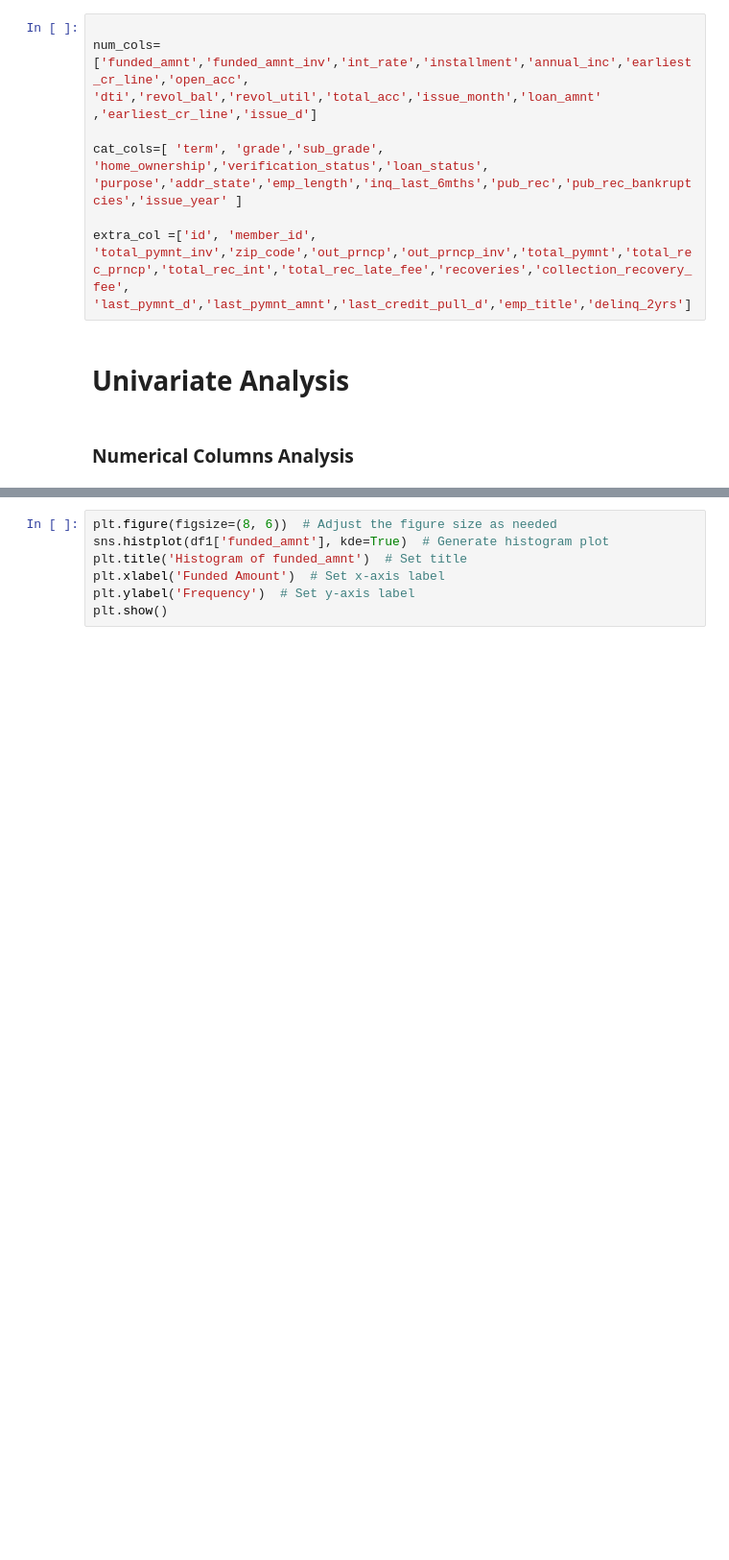
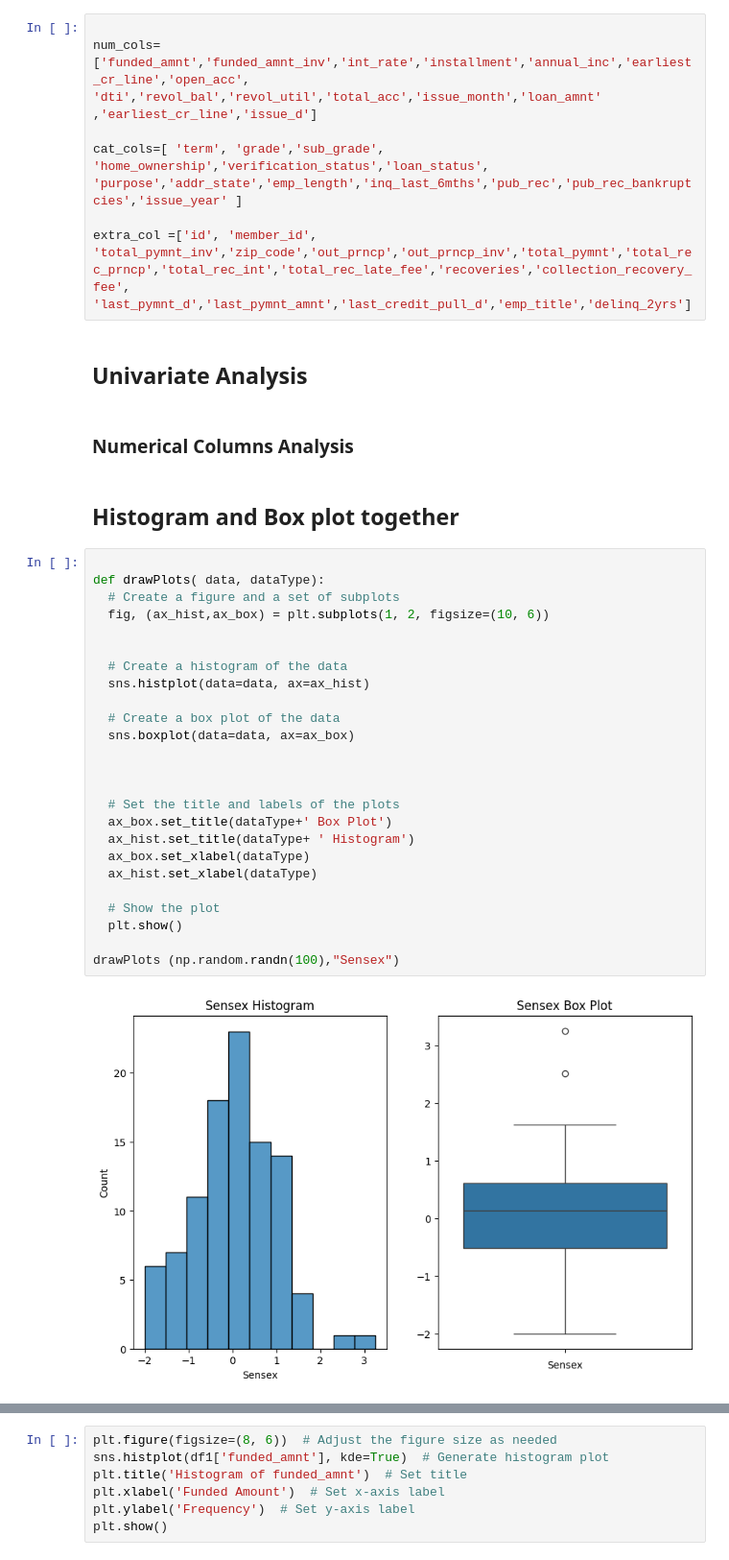
Before and after one commit to balu337/LendingClubRepo, a Jupyter notebook: LC_v1.ipynb, the cells around one changed output, grey strips where cells are left out. Shown at 96% size. Saved outputs shown, nothing was run; the diff lists cells and outputs as text; blank space fills up the shorter version.

Commit message:
Fixed Layout;Code to see Histogram and Box plot together; Comments for numeric univareint analysis is completed

```diff
--- a/LC_v1.ipynb
+++ b/LC_v1.ipynb
@@ -568,6 +568,35 @@ cat_cols=[ 'term', 'grade','sub_grade', 'home_ownership','verification_status','
 extra_col =['id', 'member_id', 'total_pymnt_inv','zip_code','out_prncp','out_prncp_inv','total_pymnt','total_rec_prncp','total_rec_int','total_rec_late_fee','recoveries','collection_recovery_fee',
 'last_pymnt_d','last_pymnt_amnt','last_credit_pull_d','emp_title','delinq_2yrs']
 # %% [markdown]
-# Univariate Analysis
+## Univariate Analysis
 # %% [markdown]
 ### Numerical Columns Analysis
+# %% [markdown]
+## Histogram and Box plot together
+# %%
+
+def drawPlots( data, dataType):
+  # Create a figure and a set of subplots
+  fig, (ax_hist,ax_box) = plt.subplots(1, 2, figsize=(10, 6))
+
+
+  # Create a histogram of the data
+  sns.histplot(data=data, ax=ax_hist)
+
+  # Create a box plot of the data
+  sns.boxplot(data=data, ax=ax_box)
+
+
+
+  # Set the title and labels of the plots
+  ax_box.set_title(dataType+' Box Plot')
+  ax_hist.set_title(dataType+ ' Histogram')
+  ax_box.set_xlabel(dataType)
+  ax_hist.set_xlabel(dataType)
+
+  # Show the plot
+  plt.show()
+
+drawPlots (np.random.randn(100),"Sensex")
+# %% [output]
+[figure, added]
```
Also changed, not shown: parts of 50 cells of this notebook.
